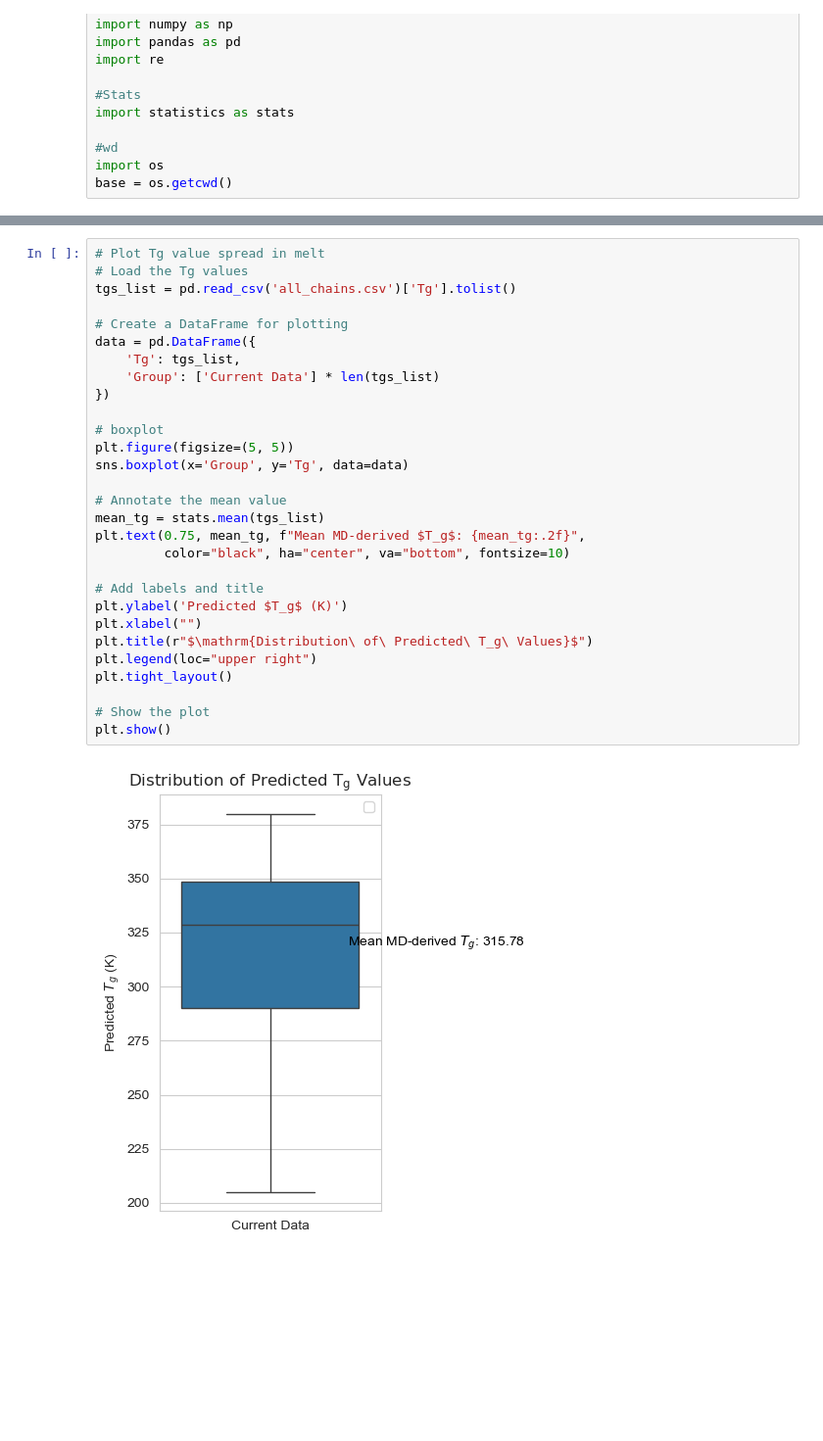
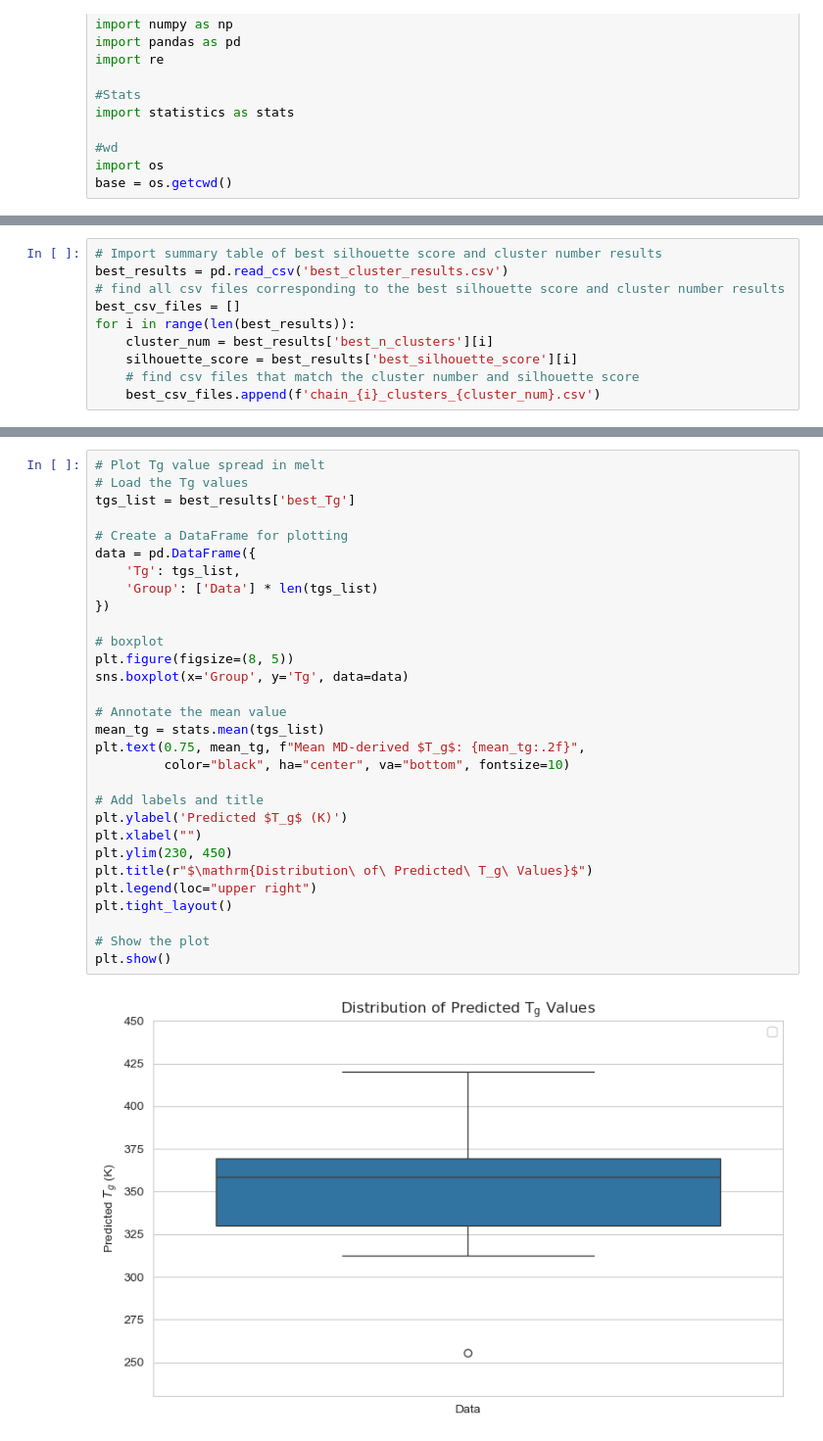
Before and after one commit to matta-research-group/glass_transition_paper, a Jupyter notebook: sample_data_analysis/polydisperse_sample_visualization.ipynb, the cells around one changed output, grey strips where cells are left out. Shown at 98% size. Saved outputs shown, nothing was run; the diff lists cells and outputs as text; blank space fills up the shorter version.

```diff
--- a/sample_data_analysis/polydisperse_sample_visualization.ipynb
+++ b/sample_data_analysis/polydisperse_sample_visualization.ipynb
@@ -27,3 +23,13 @@ csv_files.sort(key=lambda x: int(re.search(r'\d+', x).group()))
+# %%
+# Import summary table of best silhouette score and cluster number results
+best_results = pd.read_csv('best_cluster_results.csv')
+# find all csv files corresponding to the best silhouette score and cluster number results
+best_csv_files = []
+for i in range(len(best_results)):
+    cluster_num = best_results['best_n_clusters'][i]
+    silhouette_score = best_results['best_silhouette_score'][i]
+    # find csv files that match the cluster number and silhouette score
+    best_csv_files.append(f'chain_{i}_clusters_{cluster_num}.csv')
 # %%
 # Plot clustering results over UMAP projection
 fig, axes = plt.subplots(5, 5, figsize=(25, 25))
@@ -72,31 +79,32 @@ plt.show()
 # %%
 # Plot Tg value spread in melt
 # Load the Tg values
-tgs_list = pd.read_csv('all_chains.csv')['Tg'].tolist()
+tgs_list = best_results['best_Tg']
 
 # Create a DataFrame for plotting
 data = pd.DataFrame({
     'Tg': tgs_list,
-    'Group': ['Current Data'] * len(tgs_list)
+    'Group': ['Data'] * len(tgs_list)
 })
 
 # boxplot
-plt.figure(figsize=(5, 5))
+plt.figure(figsize=(8, 5))
 sns.boxplot(x='Group', y='Tg', data=data)
 
 # Annotate the mean value
 mean_tg = stats.mean(tgs_list)
 plt.text(0.75, mean_tg, f"Mean MD-derived $T_g$: {mean_tg:.2f}",
          color="black", ha="center", va="bottom", fontsize=10)
 
 # Add labels and title
 plt.ylabel('Predicted $T_g$ (K)')
 plt.xlabel("")
+plt.ylim(230, 450)
 plt.title(r"$\mathrm{Distribution\ of\ Predicted\ T_g\ Values}$")
 plt.legend(loc="upper right")
 plt.tight_layout()
 
 # Show the plot
 plt.show()
 # %% [output]
-[figure, old version]
+[figure, new version]
```
Also changed, not shown: parts of 4 cells of this notebook, 1 other file.
